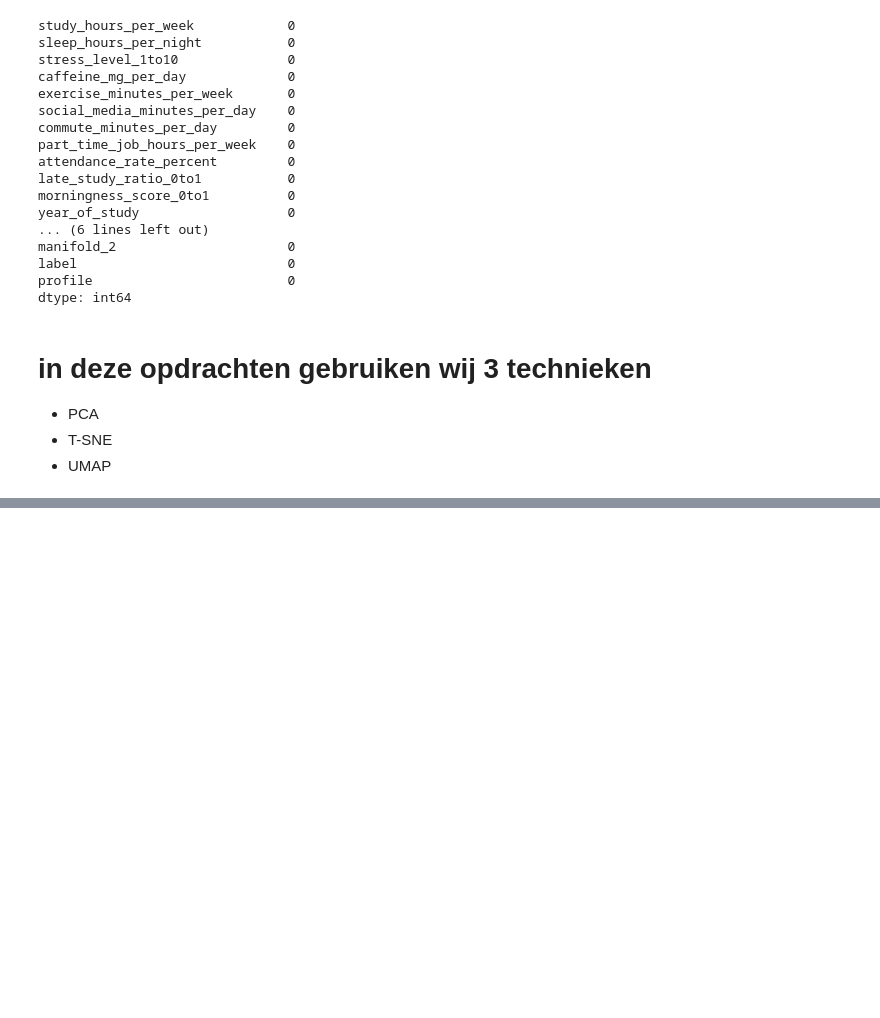
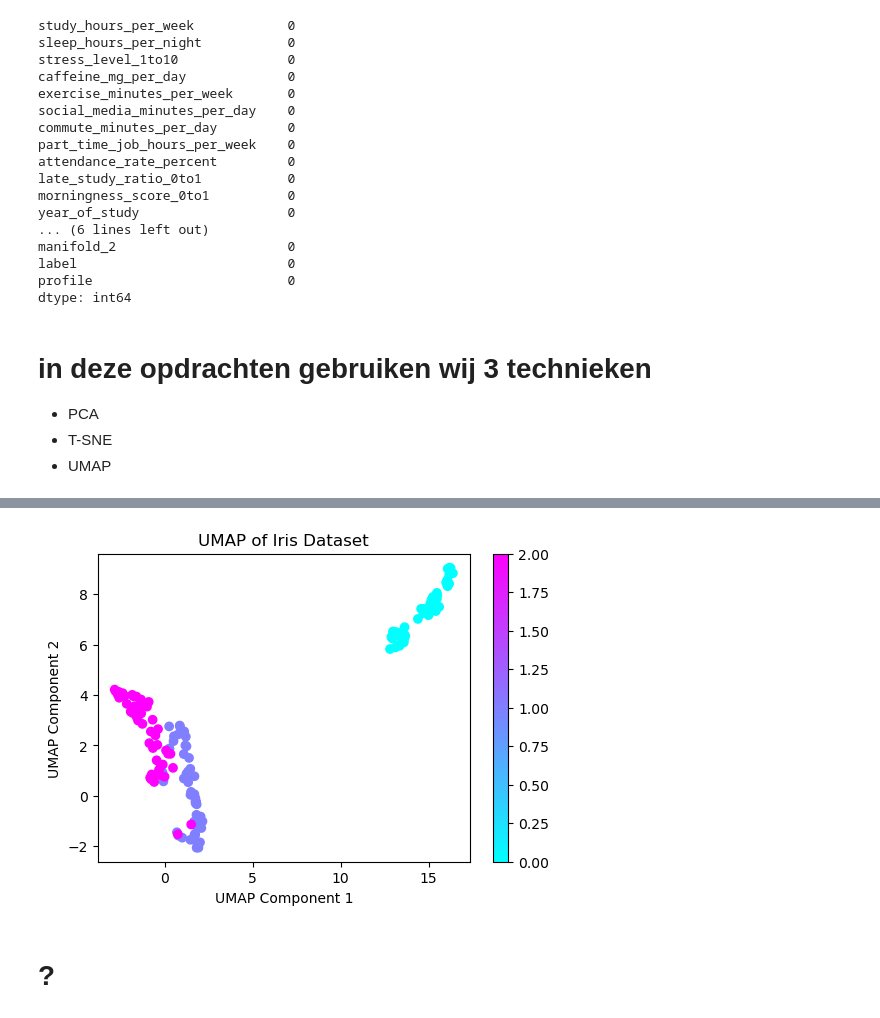
Before and after one commit to Yazan26/VKM_Datascience, a Jupyter notebook: opdracht data analysis/opdracht 3/opdracht3.ipynb, the cells around one changed output, grey strips where cells are left out. Drawn from its saved outputs; the diff is of its cells as text; code cells hidden in the pictures; blank space fills up the shorter version.

```diff
--- a/opdracht data analysis/opdracht 3/opdracht3.ipynb
+++ b/opdracht data analysis/opdracht 3/opdracht3.ipynb
@@ -71,0 +99,15 @@ plt.show()
+# %%
+umap_model = umap.UMAP(n_neighbors=15,min_dist=0.1, random_state=42)
+x_umap = umap_model.fit_transform(x_scaled)
+# %%
+plt.figure(figsize=(6,4))
+plt.scatter(x_umap[:, 0], x_umap[:, 1], c=y, cmap='cool')
+plt.xlabel('UMAP Component 1')
+plt.ylabel('UMAP Component 2')
+plt.title('UMAP of Iris Dataset')
+plt.colorbar()
+plt.show()
+# %% [output]
+[figure, added]
+# %% [markdown]
+# ?
```
Also changed, not shown: parts of 15 cells of this notebook, 1 other file.
